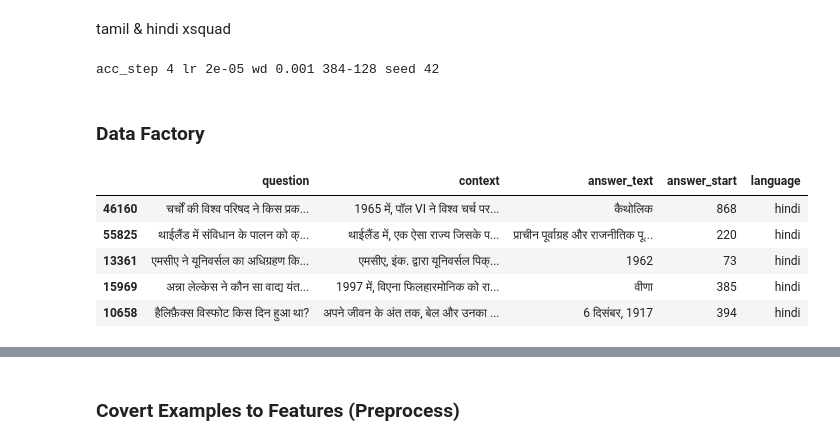
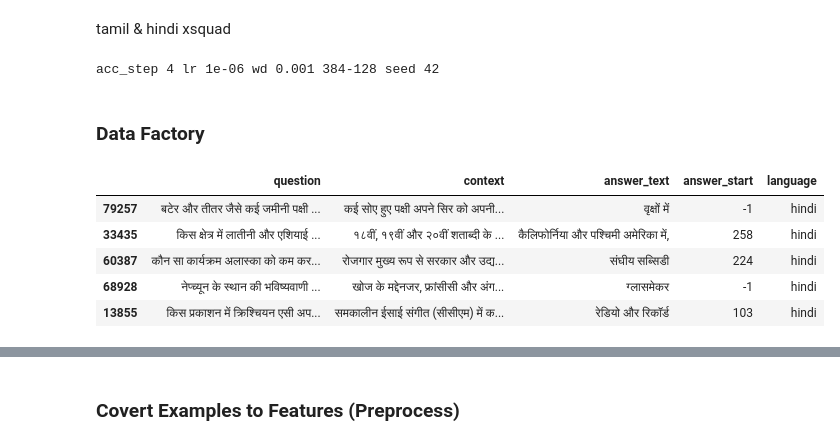
Before and after one commit to aruaru0/kaggle_colab_notebooks_no01, a Jupyter notebook: chaii_qa_5_fold_xlmroberta_torch_fit_multi_sample_dropout.ipynb, the cells around one changed output, grey strips where cells are left out. Drawn from its saved outputs; the diff is of its cells as text; code cells hidden in the pictures.

```diff
--- a/chaii_qa_5_fold_xlmroberta_torch_fit_multi_sample_dropout.ipynb
+++ b/chaii_qa_5_fold_xlmroberta_torch_fit_multi_sample_dropout.ipynb
@@ -299,7 +317,7 @@ class Config:
 
     # optimizer
     optimizer_type = 'AdamW'
-    learning_rate =  2e-5#@param {type:"number"}
+    learning_rate =  1e-6#@param {type:"number"}
     weight_decay =   1e-3#@param {type:"number"}
     epsilon = 1e-8 #@param {type:"number"}
     max_grad_norm = 1.0 #@param {type:"number"}
@@ -322,7 +340,7 @@ print("acc_step", Config.gradient_accumulation_steps,
       "{}-{}".format(Config.max_seq_length, Config.doc_stride),
       "seed", Config.seed)
 # %% [output]
-acc_step 4 lr 2e-05 wd 0.001 384-128 seed 42
+acc_step 4 lr 1e-06 wd 0.001 384-128 seed 42
 # %% [markdown]
 ### Data Factory
 # %%
@@ -334,29 +352,29 @@ acc_step 4 lr 2e-05 wd 0.001 384-128 seed 42
 # %%
 import ast
 external_hindi_xquad2 = pd.read_csv('/content/input/google-translated-squad20-to-hindi-and-tamil/squad_hi.csv')
 
 text, start = [], []
 for i in range(len(external_hindi_xquad2)):
   ans = external_hindi_xquad2['answers'][i]
   dic = ast.literal_eval(ans)[0]
   text.append(dic['text'])
   start.append(dic['answer_start'])
 
 external_hindi_xquad2['answer_text'] = text
 external_hindi_xquad2['answer_start'] = start
 external_hindi_xquad2['language'] = "hindi"
 
 external_hindi_xquad2 = external_hindi_xquad2.drop(['id', 'answers','c_id','is_in'], axis=1)
-external_hindi_xquad2 = external_hindi_xquad2.sample(frac=1, random_state=42)[:20000]
+external_hindi_xquad2 = external_hindi_xquad2.sample(frac=1, random_state=222)[:3000]
 
 external_hindi_xquad2.head()
 # %% [output]
 |  | question | context | answer_text | answer_start | language |
-| 46160 | चर्चों की विश्व परिषद ने किस प्रक... | 1965 में, पॉल VI ने विश्व चर्च पर... | कैथोलिक | 868 | hindi |
-| 55825 | थाईलैंड में संविधान के पालन को क्... | थाईलैंड में, एक ऐसा राज्य जिसके प... | प्राचीन पूर्वाग्रह और राजनीतिक पू... | 220 | hindi |
-| 13361 | एमसीए ने यूनिवर्सल का अधिग्रहण कि... | एमसीए, इंक. द्वारा यूनिवर्सल पिक्... | 1962 | 73 | hindi |
-| 15969 | अन्ना लेल्केस ने कौन सा वाद्य यंत... | 1997 में, विएना फिलहारमोनिक को रा... | वीणा | 385 | hindi |
-| 10658 | हैलिफ़ैक्स विस्फोट किस दिन हुआ था? | अपने जीवन के अंत तक, बेल और उनका ... | 6 दिसंबर, 1917 | 394 | hindi |
+| 79257 | बटेर और तीतर जैसे कई जमीनी पक्षी ... | कई सोए हुए पक्षी अपने सिर को अपनी... | वृक्षों में | -1 | hindi |
+| 33435 | किस क्षेत्र में लातीनी और एशियाई ... | १८वीं, १९वीं और २०वीं शताब्दी के ... | कैलिफोर्निया और पश्चिमी अमेरिका में, | 258 | hindi |
+| 60387 | कौन सा कार्यक्रम अलास्का को कम कर... | रोजगार मुख्य रूप से सरकार और उद्य... | संघीय सब्सिडी | 224 | hindi |
+| 68928 | नेप्च्यून के स्थान की भविष्यवाणी ... | खोज के मद्देनजर, फ्रांसीसी और अंग... | ग्लासमेकर | -1 | hindi |
+| 13855 | किस प्रकाशन में क्रिश्चियन एसी अप... | समकालीन ईसाई संगीत (सीसीएम) में क... | रेडियो और रिकॉर्ड | 103 | hindi |
 # %%
 external_tamil_xquad2 = pd.read_csv('/content/input/google-translated-squad20-to-hindi-and-tamil/squad_ta.csv')
 
```
Also changed, not shown: parts of 11 cells of this notebook.
